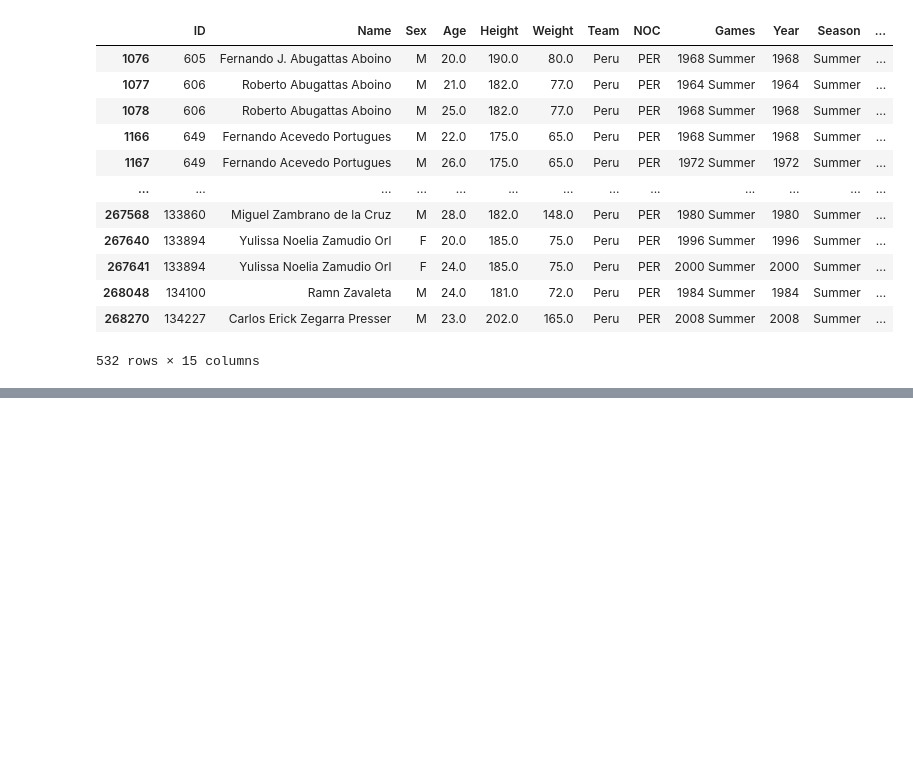
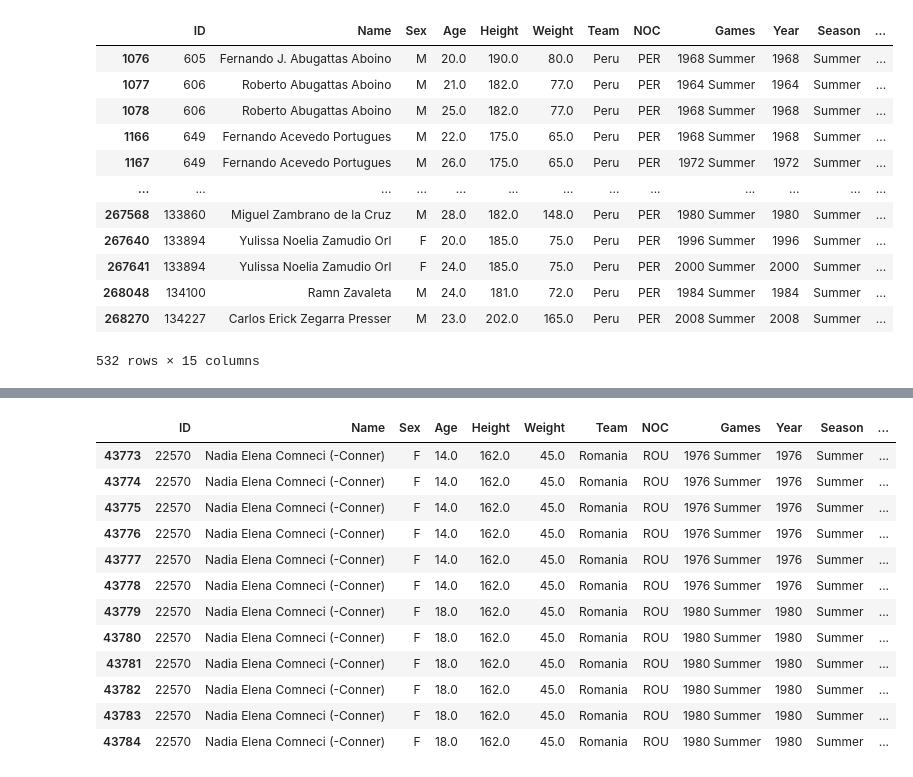
Before and after one commit to oscargbocanegra/learning, a Jupyter notebook: MachineLearning/c-udemy-analisis-datos-python-3/notebooks/04-manipulacion-datos-pandas.ipynb, the cells around one changed output, grey strips where cells are left out. Drawn from its saved outputs; the diff is of its cells as text; code cells hidden in the pictures; blank space fills up the shorter version.

Commit message:
Filtros

```diff
--- a/MachineLearning/c-udemy-analisis-datos-python-3/notebooks/04-manipulacion-datos-pandas.ipynb
+++ b/MachineLearning/c-udemy-analisis-datos-python-3/notebooks/04-manipulacion-datos-pandas.ipynb
@@ -103,0 +247,20 @@ olympics.query('(NOC == "PER") & (Sport == "Volleyball") & (Year == 1988) & (Med
+# %%
+# Realizando filtros con String.
+olympics_rou = olympics[olympics['NOC'] == 'ROU']
+# %%
+# Realizando filtro por el innicio del nombre de la atleta Nadia.
+olympics_rou[olympics_rou['Name'].str.startswith('Nadia')]
+# %% [output]
+|  | ID | Name | Sex | Age | Height | Weight | Team | NOC | Games | Year | Season | ... |
+| 43773 | 22570 | Nadia Elena Comneci (-Conner) | F | 14.0 | 162.0 | 45.0 | Romania | ROU | 1976 Summer | 1976 | Summer | ... |
+| 43774 | 22570 | Nadia Elena Comneci (-Conner) | F | 14.0 | 162.0 | 45.0 | Romania | ROU | 1976 Summer | 1976 | Summer | ... |
+| 43775 | 22570 | Nadia Elena Comneci (-Conner) | F | 14.0 | 162.0 | 45.0 | Romania | ROU | 1976 Summer | 1976 | Summer | ... |
+| 43776 | 22570 | Nadia Elena Comneci (-Conner) | F | 14.0 | 162.0 | 45.0 | Romania | ROU | 1976 Summer | 1976 | Summer | ... |
+| 43777 | 22570 | Nadia Elena Comneci (-Conner) | F | 14.0 | 162.0 | 45.0 | Romania | ROU | 1976 Summer | 1976 | Summer | ... |
+| 43778 | 22570 | Nadia Elena Comneci (-Conner) | F | 14.0 | 162.0 | 45.0 | Romania | ROU | 1976 Summer | 1976 | Summer | ... |
+| 43779 | 22570 | Nadia Elena Comneci (-Conner) | F | 18.0 | 162.0 | 45.0 | Romania | ROU | 1980 Summer | 1980 | Summer | ... |
+| 43780 | 22570 | Nadia Elena Comneci (-Conner) | F | 18.0 | 162.0 | 45.0 | Romania | ROU | 1980 Summer | 1980 | Summer | ... |
+| 43781 | 22570 | Nadia Elena Comneci (-Conner) | F | 18.0 | 162.0 | 45.0 | Romania | ROU | 1980 Summer | 1980 | Summer | ... |
+| 43782 | 22570 | Nadia Elena Comneci (-Conner) | F | 18.0 | 162.0 | 45.0 | Romania | ROU | 1980 Summer | 1980 | Summer | ... |
+| 43783 | 22570 | Nadia Elena Comneci (-Conner) | F | 18.0 | 162.0 | 45.0 | Romania | ROU | 1980 Summer | 1980 | Summer | ... |
+| 43784 | 22570 | Nadia Elena Comneci (-Conner) | F | 18.0 | 162.0 | 45.0 | Romania | ROU | 1980 Summer | 1980 | Summer | ... |
```
Also changed, not shown: parts of 10 cells of this notebook.
